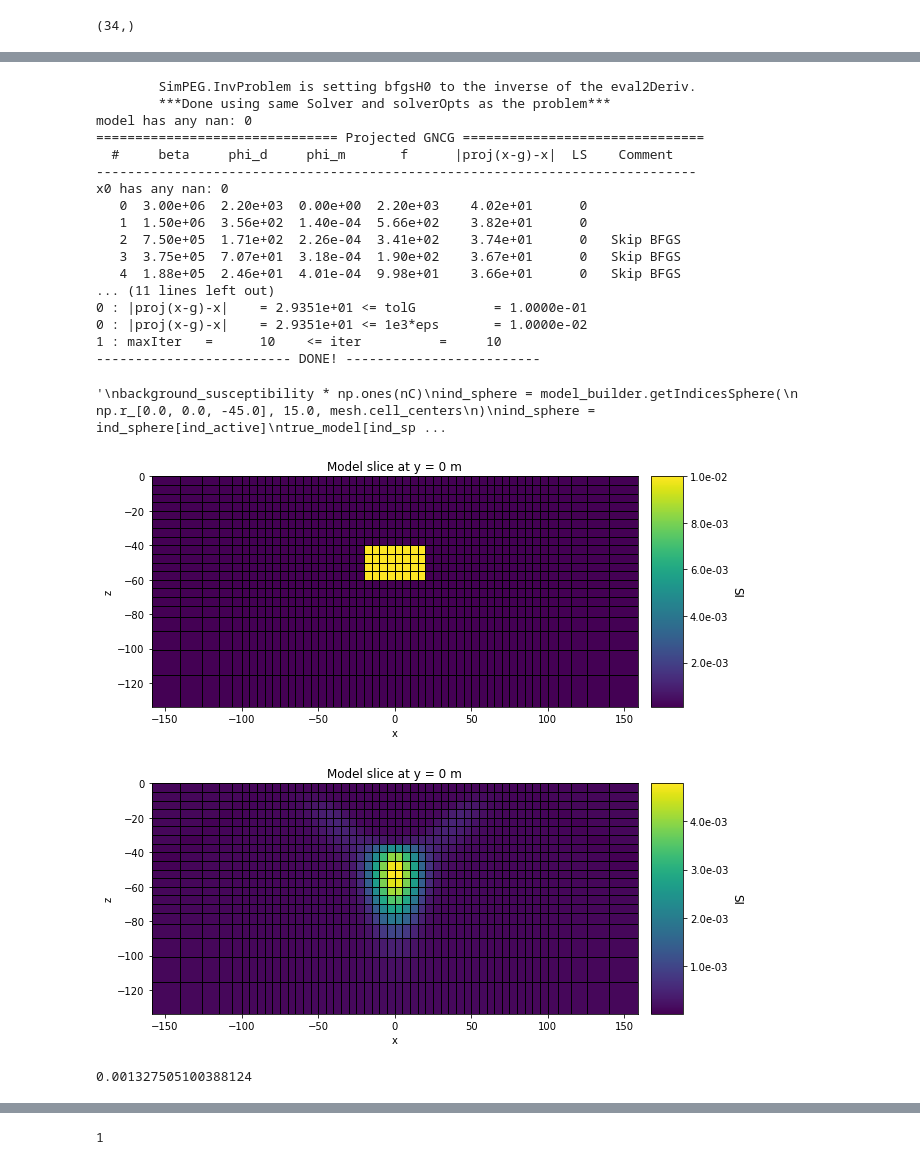
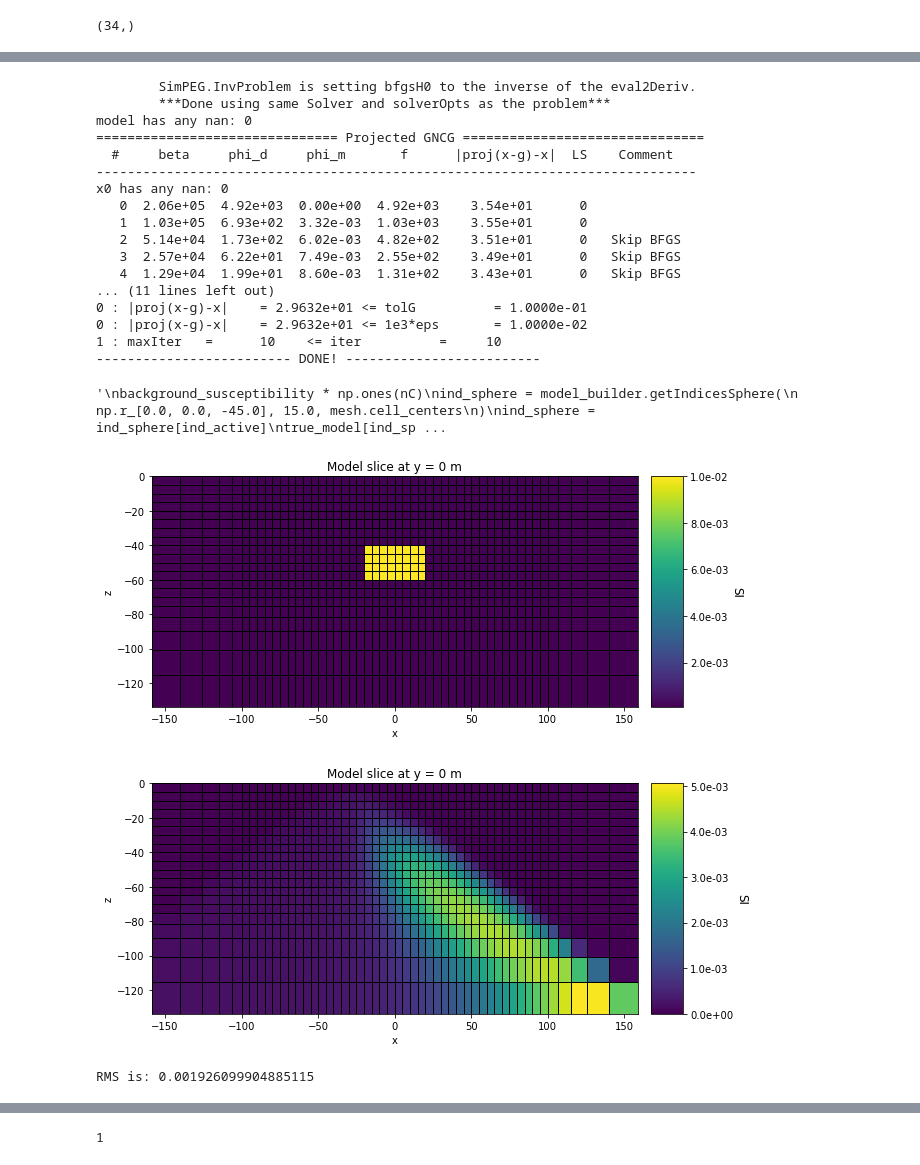
Before and after one commit to aremorov/InversionRL, a Jupyter notebook: MagInv2D2.ipynb, the cells around one changed output, grey strips where cells are left out. Drawn from its saved outputs; the diff is of its cells as text; code cells hidden in the pictures.

```diff
--- a/MagInv2D2.ipynb
+++ b/MagInv2D2.ipynb
@@ -237,5 +241,5 @@ p2 = [4,21, 5, 22,6,23, 7, 24] # points close to centre
 
 p3  = [0,17,5,22, 10, 27, 16, 33]
 
-dobs2 = dobs[p1]
-rl2 = rl[p1]
+dobs2 = dobs[p2]
+rl2 = rl[p2]
@@ -436,14 +440,14 @@ model has any nan: 0
   #     beta     phi_d     phi_m       f      |proj(x-g)-x|  LS    Comment
 -----------------------------------------------------------------------------
 x0 has any nan: 0
-   0  3.00e+06  2.20e+03  0.00e+00  2.20e+03    4.02e+01      0
-   1  1.50e+06  3.56e+02  1.40e-04  5.66e+02    3.82e+01      0
-   2  7.50e+05  1.71e+02  2.26e-04  3.41e+02    3.74e+01      0   Skip BFGS
-   3  3.75e+05  7.07e+01  3.18e-04  1.90e+02    3.67e+01      0   Skip BFGS
-   4  1.88e+05  2.46e+01  4.01e-04  9.98e+01    3.66e+01      0   Skip BFGS
+   0  2.06e+05  4.92e+03  0.00e+00  4.92e+03    3.54e+01      0
+   1  1.03e+05  6.93e+02  3.32e-03  1.03e+03    3.55e+01      0
+   2  5.14e+04  1.73e+02  6.02e-03  4.82e+02    3.51e+01      0   Skip BFGS
+   3  2.57e+04  6.22e+01  7.49e-03  2.55e+02    3.49e+01      0   Skip BFGS
+   4  1.29e+04  1.99e+01  8.60e-03  1.31e+02    3.43e+01      0   Skip BFGS
 ... (11 lines left out)
-0 : |proj(x-g)-x|    = 2.9351e+01 <= tolG          = 1.0000e-01
-0 : |proj(x-g)-x|    = 2.9351e+01 <= 1e3*eps       = 1.0000e-02
+0 : |proj(x-g)-x|    = 2.9632e+01 <= tolG          = 1.0000e-01
+0 : |proj(x-g)-x|    = 2.9632e+01 <= 1e3*eps       = 1.0000e-02
 1 : maxIter   =      10    <= iter          =     10
 ------------------------- DONE! -------------------------
 # %%
@@ -486,31 +490,37 @@ cbar = mpl.colorbar.ColorbarBase(
 cbar.set_label("SI", rotation=270, labelpad=15, size=12)
 
 plt.show()
 
 # Plot Recovered Model
 fig = plt.figure(figsize=(9, 4))
 plotting_map = maps.InjectActiveCells(mesh, ind_active, np.nan)
 
 ax1 = fig.add_axes([0.08, 0.1, 0.75, 0.8])
 mesh.plotSlice(
     plotting_map * recovered_model,
     normal="Y",
     ax=ax1,
     ind=int(mesh.nCy / 2),
     grid=True,
     clim=(np.min(recovered_model), np.max(recovered_model)),
     pcolorOpts={"cmap": "viridis"},
 )
 ax1.set_title("Model slice at y = 0 m")
 
 ax2 = fig.add_axes([0.85, 0.1, 0.05, 0.8])
 norm = mpl.colors.Normalize(vmin=np.min(recovered_model), vmax=np.max(recovered_model))
 cbar = mpl.colorbar.ColorbarBase(
     ax2, norm=norm, orientation="vertical", cmap=mpl.cm.viridis, format="%.1e"
 )
 cbar.set_label("SI", rotation=270, labelpad=15, size=12)
 
+RMS1 = RMS(true_model, recovered_model)
+#there are some positions which work better than others...
+#although RMS may be misleading in some cases
+
 plt.show()
+print("RMS is: " + str(RMS1))
 # %% [output]
 [figure]
-[figure, old version]
+[figure, new version]
+RMS is: 0.001926099904885115
@@ -520,6 +526,0 @@ def RMS(real, generated): #compares rms of real and generated model
-# %%
-RMS(true_model, recovered_model)
-#there are some positions which work better than others...
-#although RMS may be misleading in some cases
-# %% [output]
-0.001327505100388124
```
Also changed, not shown: parts of 15 cells of this notebook, 1 other file.
